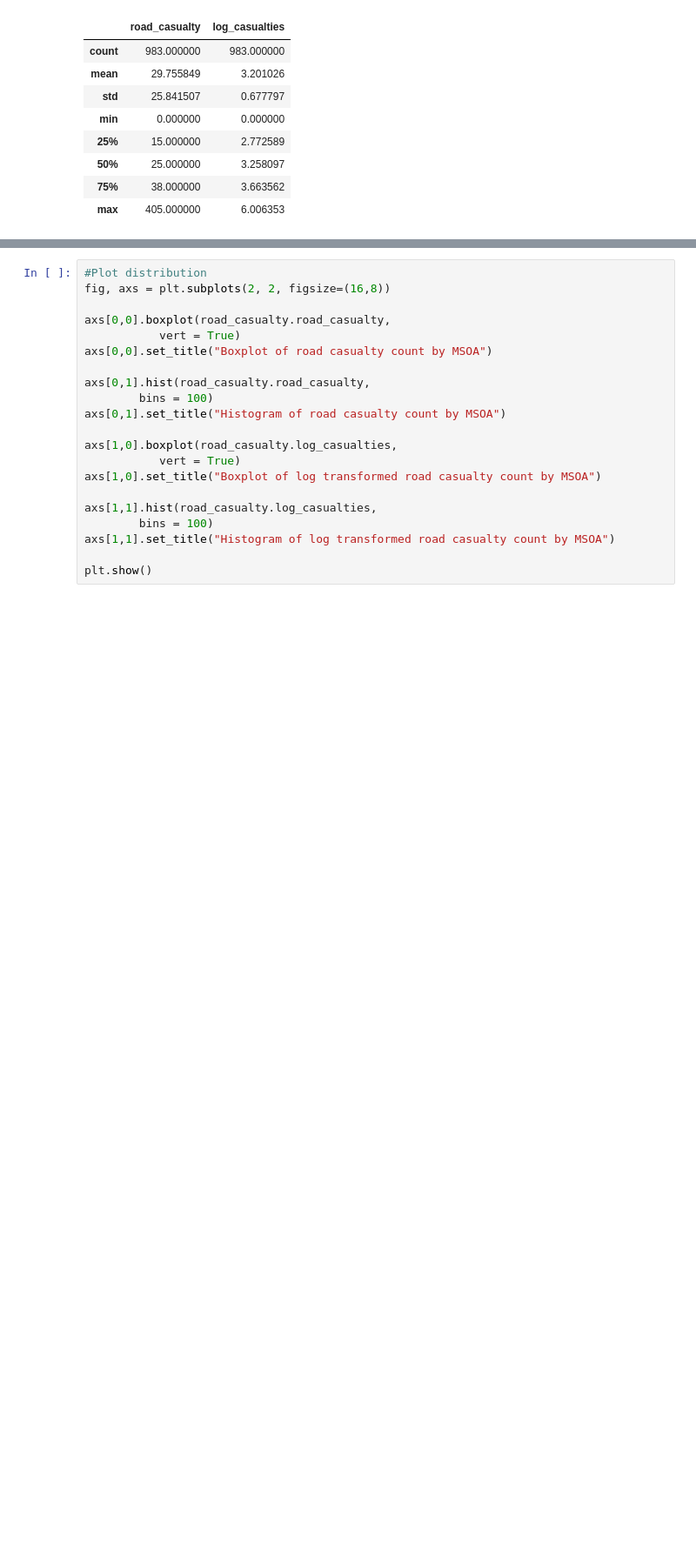
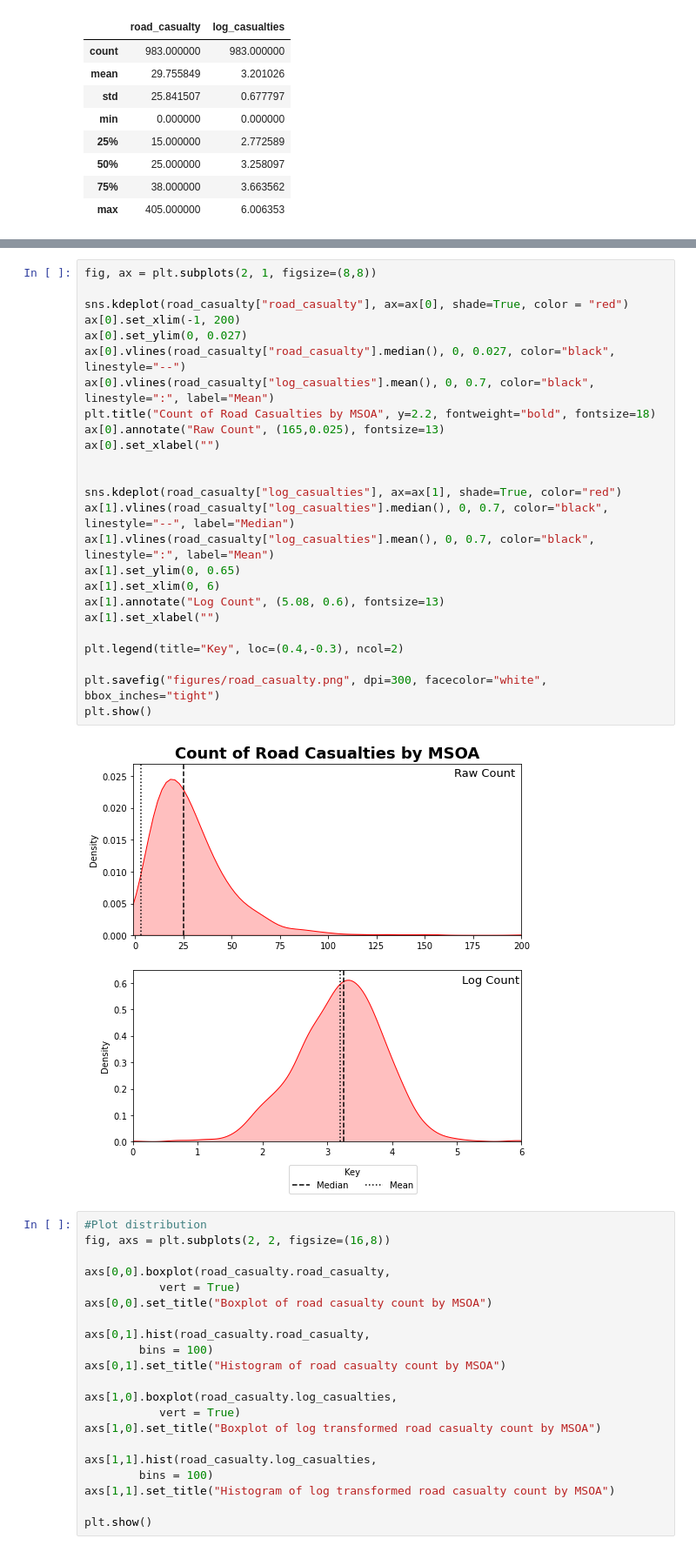
Before and after one commit to ZacharyP-E/qm_group25, a Jupyter notebook: qm_group_code.ipynb, the cells around one changed output, grey strips where cells are left out. Shown at 87% size. Saved outputs shown, nothing was run; the diff lists cells and outputs as text; blank space fills up the shorter version.

```diff
--- a/qm_group_code.ipynb
+++ b/qm_group_code.ipynb
@@ -599,3 +636,30 @@ road_casualty.describe()
+# %%
+fig, ax = plt.subplots(2, 1, figsize=(8,8))
+
+sns.kdeplot(road_casualty["road_casualty"], ax=ax[0], shade=True, color = "red")
+ax[0].set_xlim(-1, 200)
+ax[0].set_ylim(0, 0.027)
+ax[0].vlines(road_casualty["road_casualty"].median(), 0, 0.027, color="black", linestyle="--")
+ax[0].vlines(road_casualty["log_casualties"].mean(), 0, 0.7, color="black", linestyle=":", label="Mean")
+plt.title("Count of Road Casualties by MSOA", y=2.2, fontweight="bold", fontsize=18)
+ax[0].annotate("Raw Count", (165,0.025), fontsize=13)
+ax[0].set_xlabel("")
+
+
+sns.kdeplot(road_casualty["log_casualties"], ax=ax[1], shade=True, color="red")
+ax[1].vlines(road_casualty["log_casualties"].median(), 0, 0.7, color="black", linestyle="--", label="Median")
+ax[1].vlines(road_casualty["log_casualties"].mean(), 0, 0.7, color="black", linestyle=":", label="Mean")
+ax[1].set_ylim(0, 0.65)
+ax[1].set_xlim(0, 6)
+ax[1].annotate("Log Count", (5.08, 0.6), fontsize=13)
+ax[1].set_xlabel("")
+
+plt.legend(title="Key", loc=(0.4,-0.3), ncol=2)
+
+plt.savefig("figures/road_casualty.png", dpi=300, facecolor="white", bbox_inches="tight")
+plt.show()
+# %% [output]
+[figure, added]
 # %%
 #Plot distribution
 fig, axs = plt.subplots(2, 2, figsize=(16,8))
```
Also changed, not shown: parts of 10 cells of this notebook.
